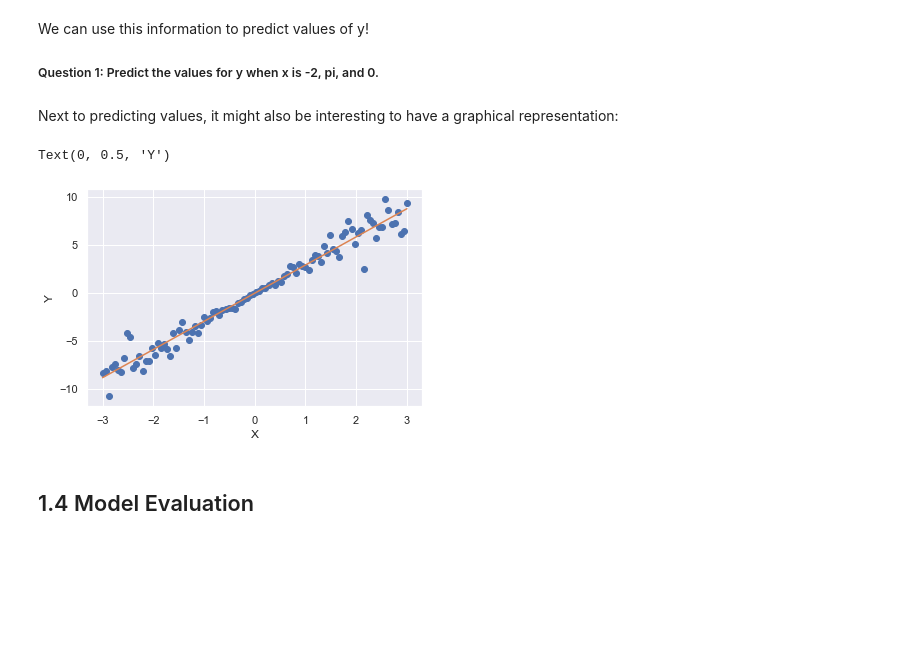
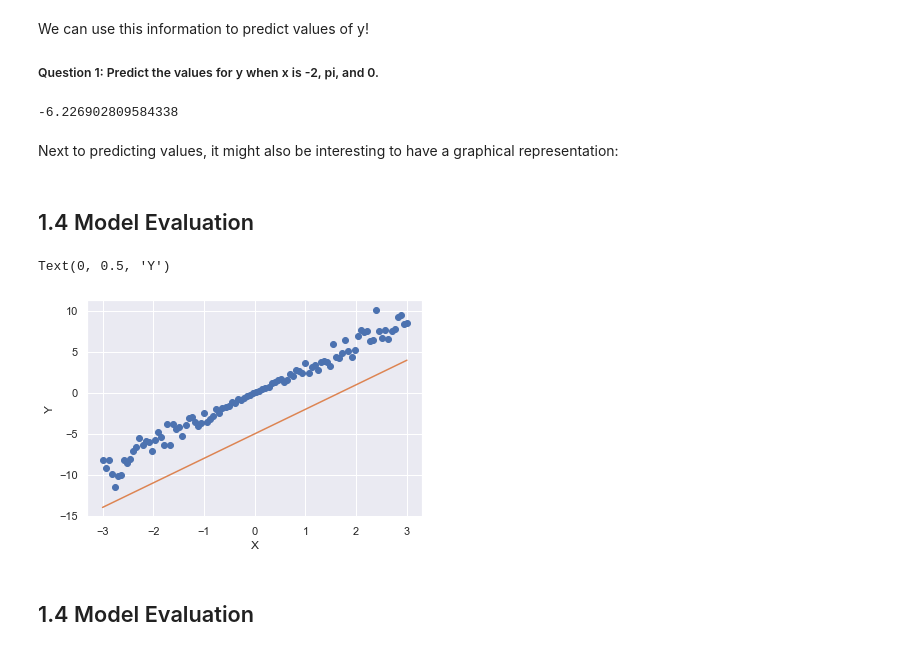
Before and after one commit to Yannick-VC/datascience1, a Jupyter notebook: chapters/ch2_linreg.ipynb, the cells around one changed output. Cells and saved outputs as stored; diff of their text form; code cells hidden in the pictures; blank space fills up the shorter version.

```diff
--- a/chapters/ch2_linreg.ipynb
+++ b/chapters/ch2_linreg.ipynb
@@ -89,15 +91,34 @@ We can use this information to predict values of y!
+# %%
+evaluate_regression(-2)
+# %% [output]
+-6.226902809584338
 # %% [markdown]
 Next to predicting values, it might also be interesting to have a graphical representation:
 # %%
-min_pt = X.min() * regressor.coef_[0] + regressor.intercept_
-max_pt = X.max() * regressor.coef_[0] + regressor.intercept_
+def evaluate_regression(x):
+    y = -5 + (+3 * x)
+    return y
+min_pt = evaluate_regression(X.min())
+max_pt = evaluate_regression(X.max())
 plt.plot(X, y, 'o')
 plt.plot([X.min(), X.max()], [min_pt, max_pt])
 plt.xlabel("X")
 plt.ylabel("Y")
-# %% [output]
-Text(0, 0.5, 'Y')
-[figure, removed]
+# %% [markdown]
+## 1.4 Model Evaluation
+# %%
+def evaluate_regression(x):
+    y = -5 + (+3 * x)
+    return y
+min_pt = evaluate_regression(X.min())
+max_pt = evaluate_regression(X.max())
+plt.plot(X, y, 'o')
+plt.plot([X.min(), X.max()], [min_pt, max_pt])
+plt.xlabel("X")
+plt.ylabel("Y")
+# %% [output]
+Text(0, 0.5, 'Y')
+[figure, added]
 # %% [markdown]
 ## 1.4 Model Evaluation
 # %% [markdown]
```
Also changed, not shown: parts of 4 cells of this notebook, 8 other files.
